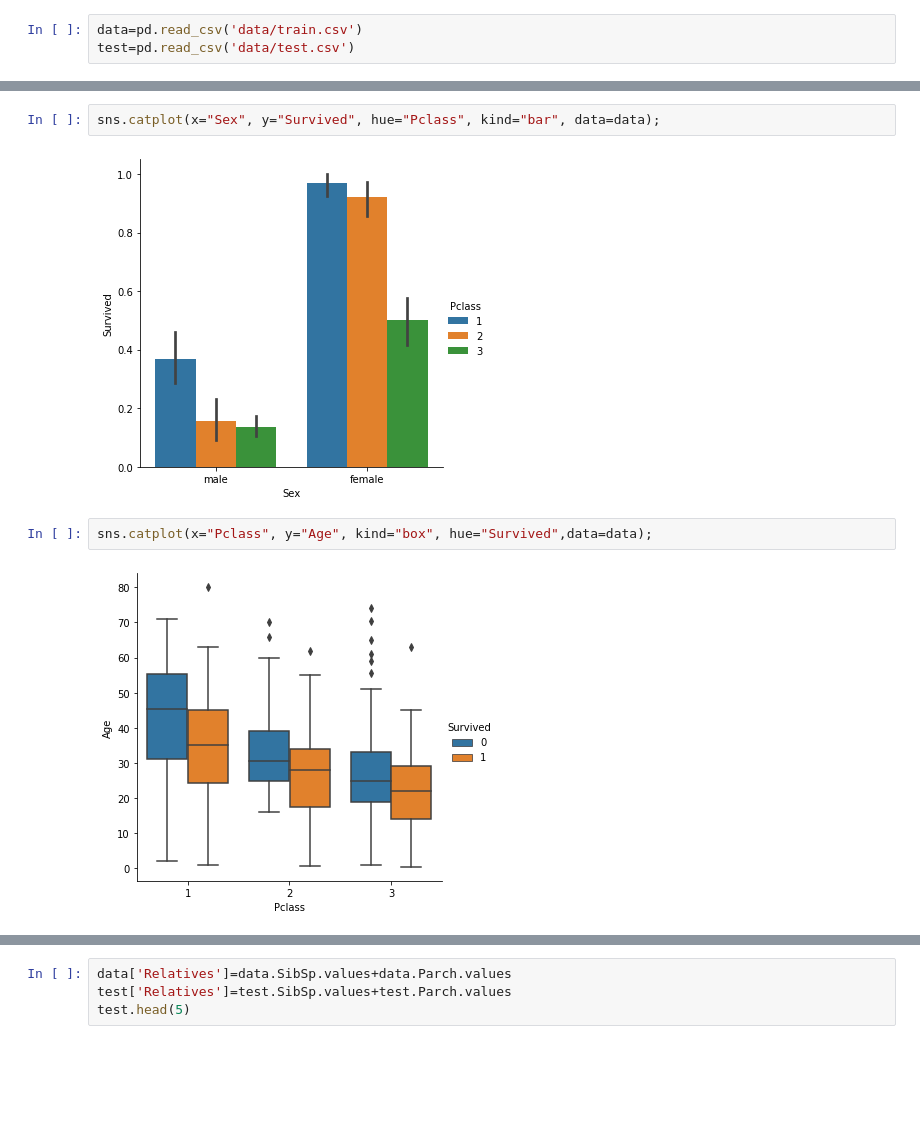
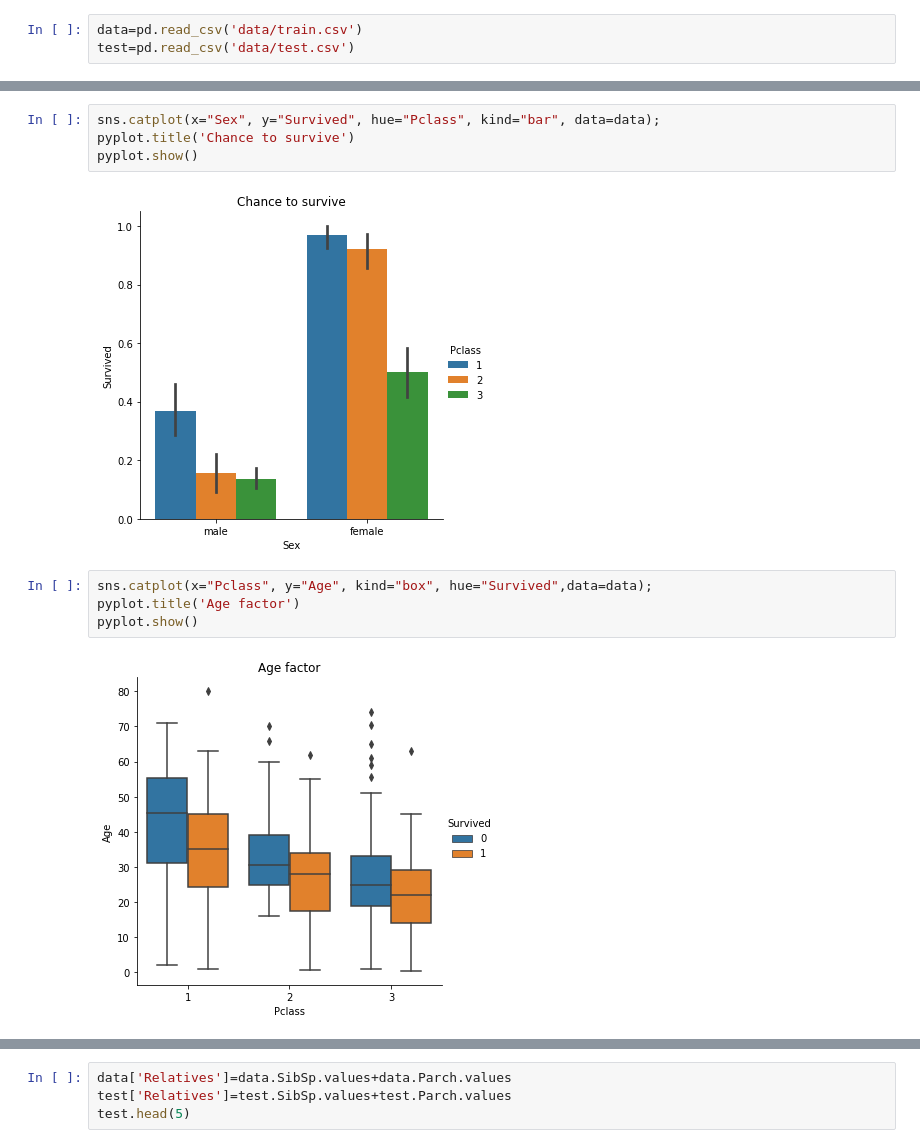
Before and after one commit to vasylcf/titanic, a Jupyter notebook: titanik_2_lecture.ipynb, the cells around one changed output, grey strips where cells are left out. Cells and saved outputs as stored; diff of their text form; blank space fills up the shorter version.

```diff
--- a/titanik_2_lecture.ipynb
+++ b/titanik_2_lecture.ipynb
@@ -14,9 +24,13 @@ test=pd.read_csv('data/test.csv')
 # %%
 sns.catplot(x="Sex", y="Survived", hue="Pclass", kind="bar", data=data);
+pyplot.title('Chance to survive')
+pyplot.show()
 # %% [output]
-[figure, old version]
+[figure, new version]
 # %%
 sns.catplot(x="Pclass", y="Age", kind="box", hue="Survived",data=data);
+pyplot.title('Age factor')
+pyplot.show()
 # %% [output]
-[figure, old version]
+[figure, new version]
 # %%
```
Also changed, not shown: parts of 15 cells of this notebook, 3 other files.
